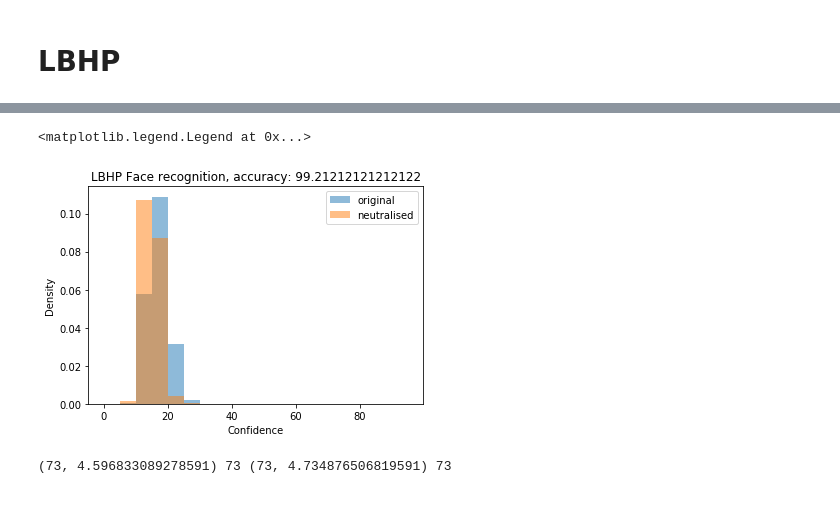
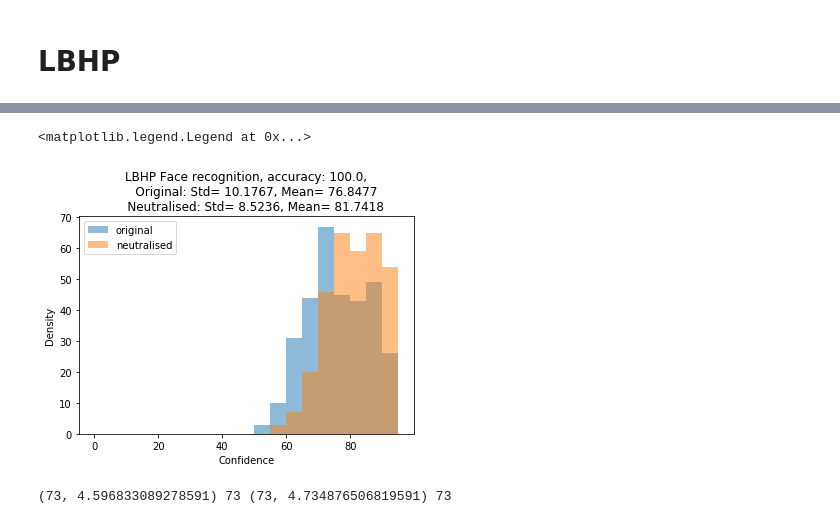
Before and after one commit to maxxiefjv/ACVPR-ExpressionInvariantFaceRecognition, a Jupyter notebook: Final Project Results/FaceRecognition(1).ipynb, the cells around one changed output, grey strips where cells are left out. Drawn from its saved outputs; the diff is of its cells as text; code cells hidden in the pictures.

```diff
--- a/Final Project Results/FaceRecognition(1).ipynb
+++ b/Final Project Results/FaceRecognition(1).ipynb
@@ -294,5 +299,10 @@ array([ 68,  10,  68, ..., 115,  62,  56], dtype=int32)
+# %%
+def normalise_conf(conf_list):
+    # return normalised list with the sum equal to 100
+    conf_sum = max(conf_list)
+    return [float(x)/conf_sum*100 for x in conf_list]
 # %% [markdown]
 # Fisher Face
 # %%
 fishface = cv2.face.FisherFaceRecognizer_create() #Initialize fisher face classifier
-fishface.train(X_rec_origin_train['neutralised_image'].to_numpy(), y_rec_origin_train.to_numpy(dtype=np.int32))
+fishface.train(X_rec_origin_train['original_image'].to_numpy(), y_rec_origin_train.to_numpy(dtype=np.int32))
@@ -347,4 +394,4 @@ print(fishface.predict(X_rec_origin_test['original_image'][10]), y_rec_origin_te
 # Eigen Face
 # %%
 eigenface = cv2.face.EigenFaceRecognizer_create()
-eigenface.train(X_rec_origin_train['neutralised_image'].to_numpy(), y_rec_origin_train.to_numpy(dtype=np.int32))
+eigenface.train(X_rec_origin_train['original_image'].to_numpy(), y_rec_origin_train.to_numpy(dtype=np.int32))
@@ -388,4 +490,4 @@ print(eigenface.predict(X_rec_origin_test['original_image'][10]), y_rec_origin_t
 # LBHP
 # %%
 lbph_face = cv2.face.LBPHFaceRecognizer_create()
-lbph_face.train(X_rec_origin_train['all_images'], y_rec_origin_train.to_numpy(dtype=np.int32))
+lbph_face.train(X_rec_origin_train['original_image'], y_rec_origin_train.to_numpy(dtype=np.int32))
@@ -413,11 +555,20 @@ for cnt, image in enumerate(X_rec_origin_test['all_images']):
         print("[{}] {}% is done".format(strftime("%Y-%m-%d %H:%M:%S", gmtime()), str(cnt/len(X_rec_origin_test) * 100)))
 print('Emotion Acc: ', (100*correct)/(correct + incorrect))
 
-plt.hist(confidences_original, density=True, alpha=0.5, bins=range(0,100,5), label='original')
-plt.hist(confidences_neutralised, density=True, alpha=0.5, bins=range(0,100,5), label='neutralised')
+plt.hist(normalise_conf(confidences_original), density=False, alpha=0.5, bins=range(0,100,5), label='original')
+plt.hist(normalise_conf(confidences_neutralised), density=False, alpha=0.5, bins=range(0,100,5), label='neutralised')
 plt.ylabel('Density')
 plt.xlabel('Confidence')
-plt.title('LBHP Face recognition, accuracy: {}'.format( (100*correct)/(correct + incorrect)))
-plt.savefig('LBHPFacerecognition.png')
+
+plt.title('LBHP Face recognition, accuracy: {},\n \
+    Original: Std= {}, Mean= {}\n \
+    Neutralised: Std= {}, Mean= {}'.format(
+    np.around( (100*correct)/(correct + incorrect), 4),
+    np.around( np.std(normalise_conf(confidences_original)),4),
+    np.around( np.mean(normalise_conf(confidences_original)),4),
+    np.around( np.std(normalise_conf(confidences_neutralised)),4),
+    np.around( np.mean(normalise_conf(confidences_neutralised)),4)))
+
+plt.savefig('gdrive/My Drive/ACVPR/LBHPFacerecognition.png')
 plt.legend()
 # %% [output]
@@ -429,5 +578,5 @@ Emotion Acc:  99.21212121212122
 <matplotlib.legend.Legend at 0x...>
-[figure, old version]
+[figure, new version]
 # %%
 print(lbph_face.predict(X_rec_origin_test['original_image'][10]), y_rec_origin_test[10],
       lbph_face.predict(X_rec_origin_test['neutralised_image'][10]), y_rec_origin_test[10])
```
Also changed, not shown: parts of 14 cells of this notebook, 4 other files.
